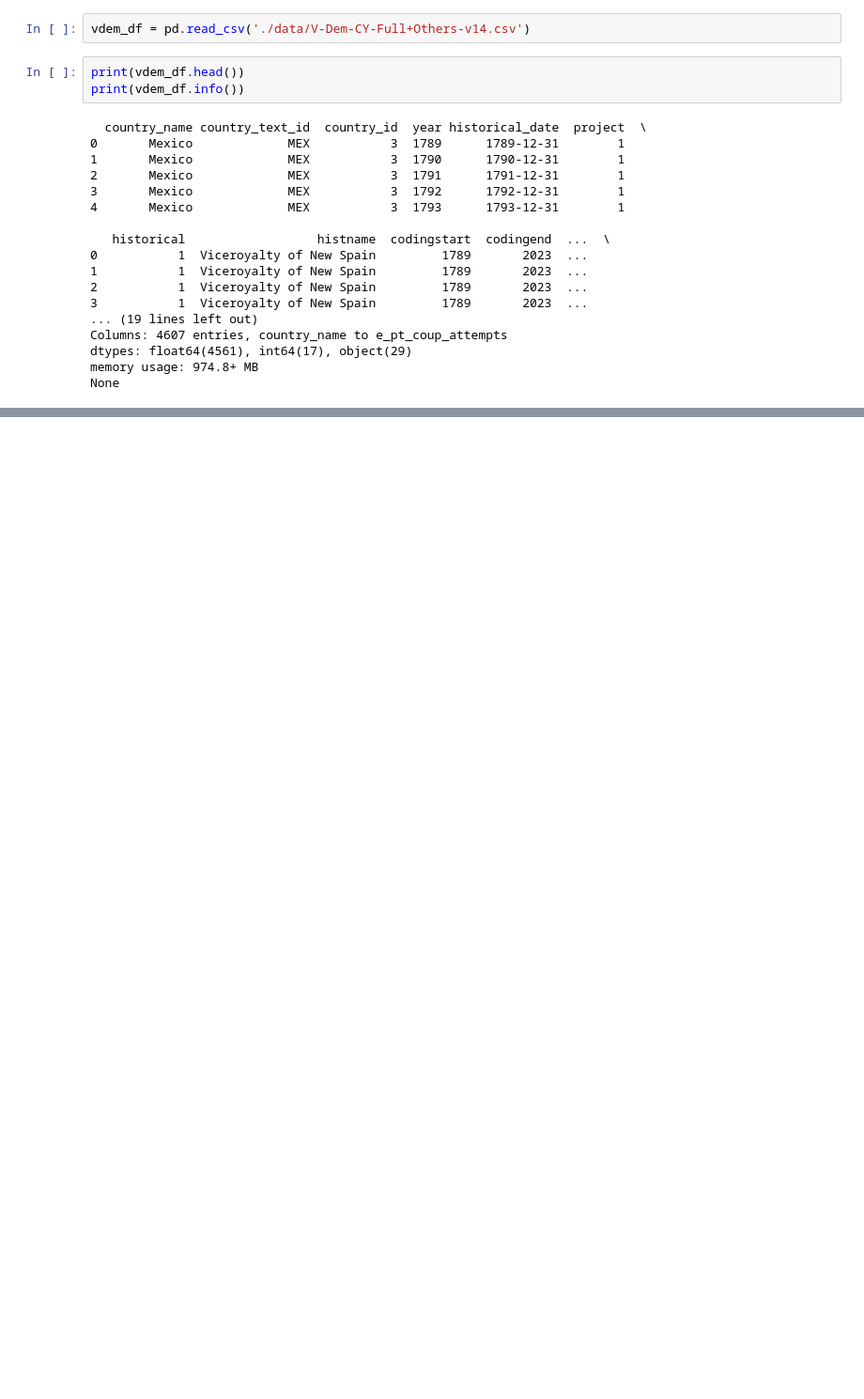
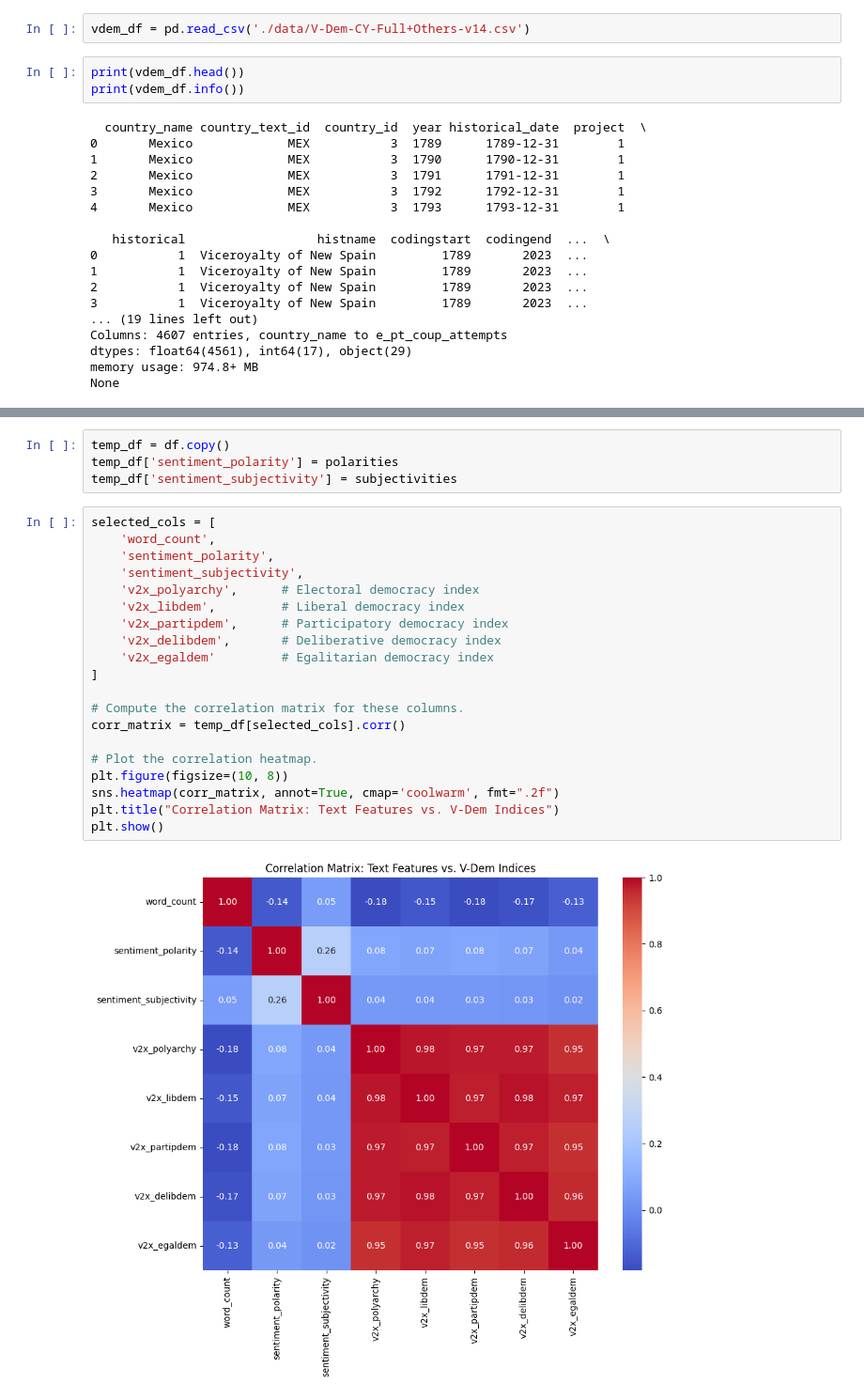
Before and after one commit to maxlaza411/Speech-Gov-Prediction, a Jupyter notebook: workbook.ipynb, the cells around one changed output, grey strips where cells are left out. Shown: that part at 94% size. Saved outputs shown, nothing was run; the diff lists cells and outputs as text; blank space fills up the shorter version.

```diff
--- a/workbook.ipynb
+++ b/workbook.ipynb
@@ -91,0 +180,26 @@ print(df_speeches.head())
+# %%
+temp_df = df.copy()
+temp_df['sentiment_polarity'] = polarities
+temp_df['sentiment_subjectivity'] = subjectivities
+# %%
+selected_cols = [
+    'word_count',
+    'sentiment_polarity',
+    'sentiment_subjectivity',
+    'v2x_polyarchy',      # Electoral democracy index
+    'v2x_libdem',         # Liberal democracy index
+    'v2x_partipdem',      # Participatory democracy index
+    'v2x_delibdem',       # Deliberative democracy index
+    'v2x_egaldem'         # Egalitarian democracy index
+]
+
+# Compute the correlation matrix for these columns.
+corr_matrix = temp_df[selected_cols].corr()
+
+# Plot the correlation heatmap.
+plt.figure(figsize=(10, 8))
+sns.heatmap(corr_matrix, annot=True, cmap='coolwarm', fmt=".2f")
+plt.title("Correlation Matrix: Text Features vs. V-Dem Indices")
+plt.show()
+# %% [output]
+[figure, added]
```
Also changed, not shown: parts of 13 cells of this notebook.
